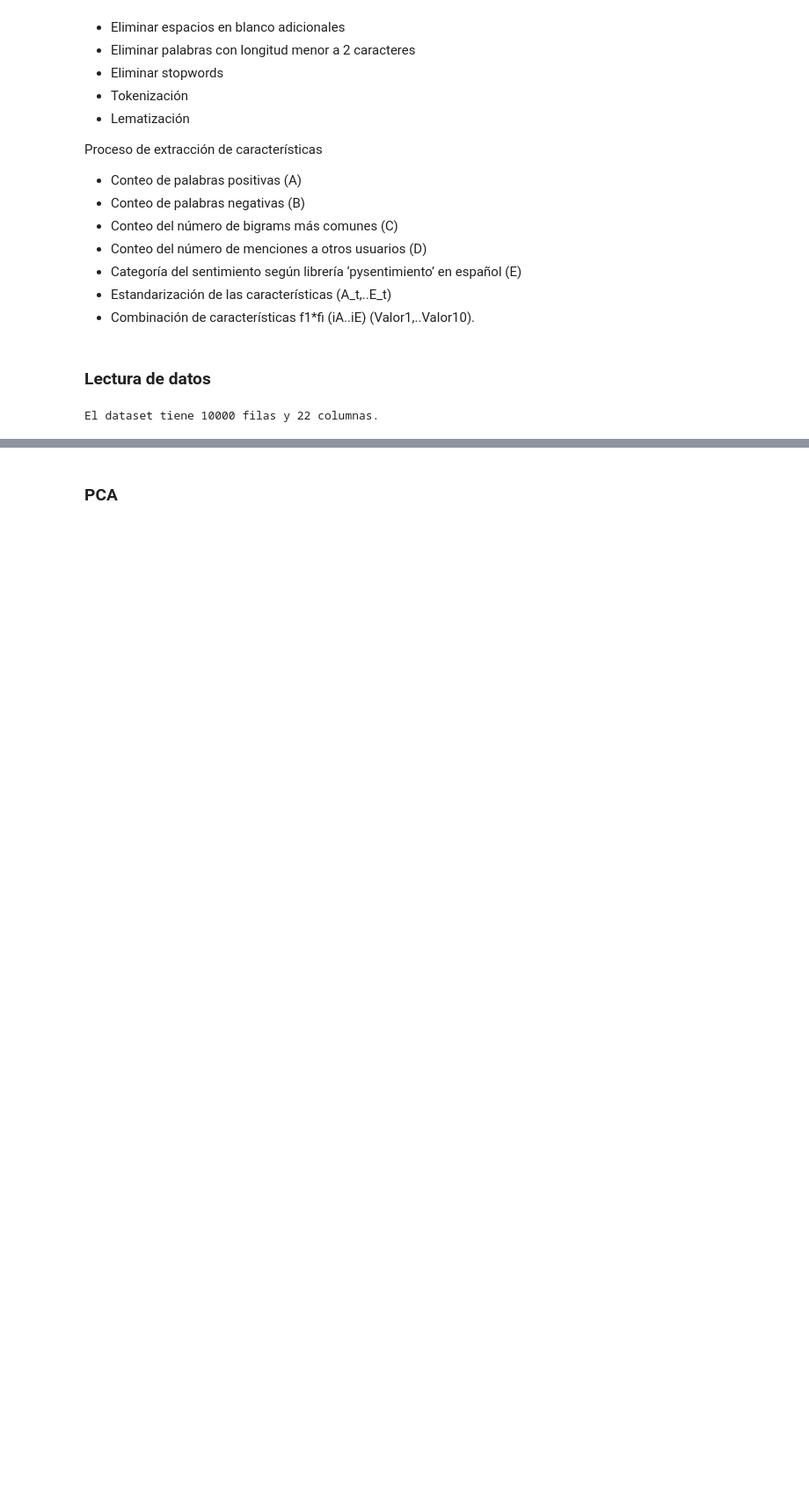
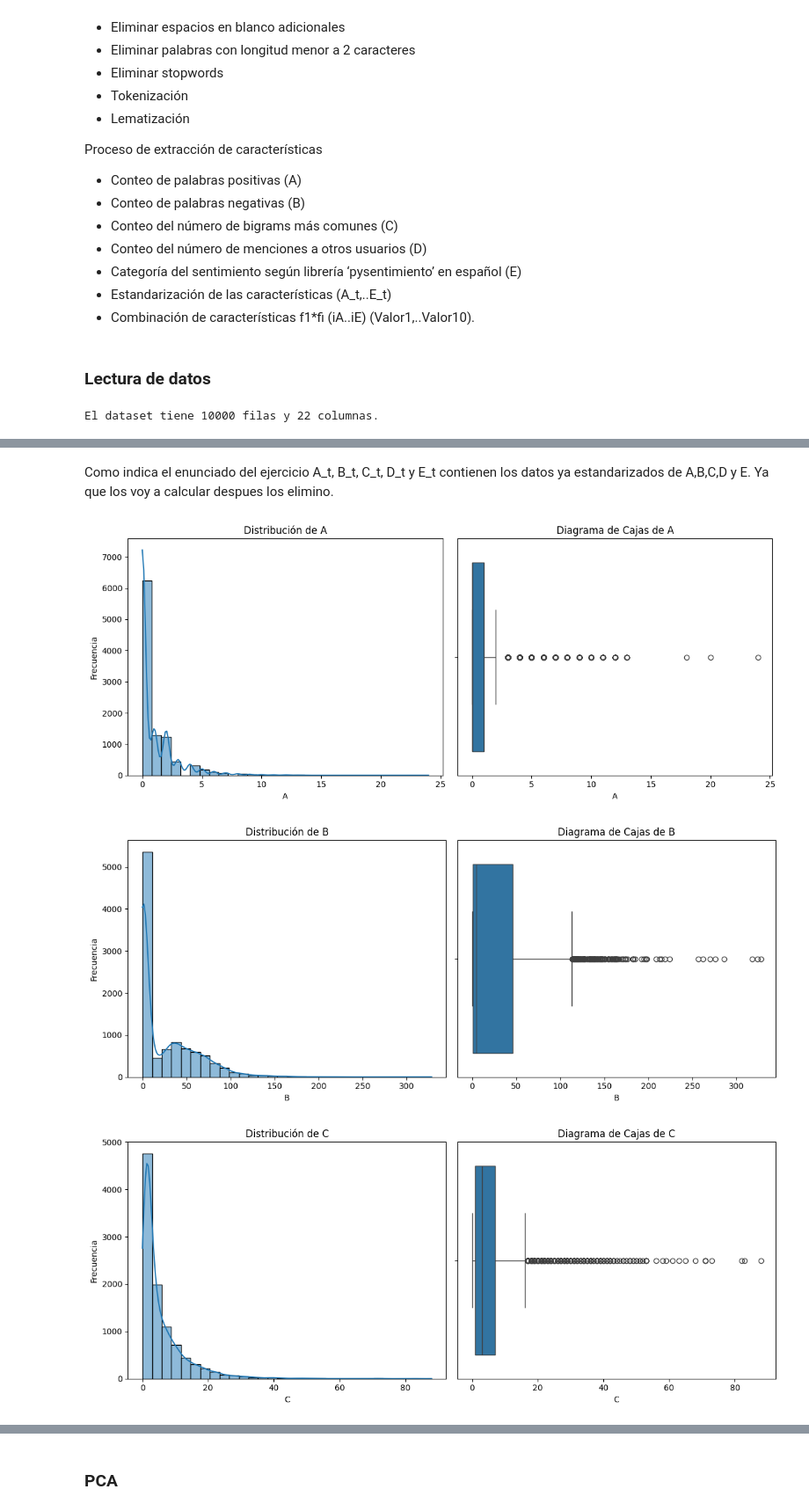
Before and after one commit to cartesiosson/ai-data-science, a Jupyter notebook: ANS/Practica-2/muinar07_act2_Notebook.ipynb, the cells around one changed output, grey strips where cells are left out. Shown at 88% size. Saved outputs shown, nothing was run; the diff lists cells and outputs as text; code cells hidden in the pictures; blank space fills up the shorter version.

```diff
--- a/ANS/Practica-2/muinar07_act2_Notebook.ipynb
+++ b/ANS/Practica-2/muinar07_act2_Notebook.ipynb
@@ -86,4 +155,5 @@ El dataset tiene 10000 filas y 22 columnas.
 # %%
-# Eliminar columnas que empiecen por 'Valor_' y la columna 'comentario'
+df = data.loc[:, ~data.columns.str.startswith('Valor_') & ~data.columns.str.contains('comentario')]
 
-# Mostrar las primeras filas del nuevo dataframe para verificar
+# Mostrar el DataFrame resultante
+df.head()
@@ -89,0 +167,33 @@ El dataset tiene 10000 filas y 22 columnas.
+# %% [markdown]
+Como indica el enunciado del ejercicio A_t, B_t, C_t, D_t y E_t contienen los datos ya estandarizados de A,B,C,D y E. Ya que los voy a calcular despues los elimino.
+# %%
+df=df.drop(columns=['A_t','B_t','C_t','D_t','E_t'])
+# %%
+import matplotlib.pyplot as plt
+import seaborn as sns
+
+
+# Definir las columnas a visualizar
+columnas = [col for col in df.columns if col != 'label']
+
+# Crear los gráficos
+for columna in columnas:
+    fig, axes = plt.subplots(1, 2, figsize=(12, 5))
+
+    # Diagrama de distribución
+    sns.histplot(df[columna], kde=True, bins=30, ax=axes[0])
+    axes[0].set_title(f'Distribución de {columna}')
+    axes[0].set_xlabel(columna)
+    axes[0].set_ylabel('Frecuencia')
+
+    # Diagrama de cajas
+    sns.boxplot(x=df[columna], ax=axes[1])
+    axes[1].set_title(f'Diagrama de Cajas de {columna}')
+    axes[1].set_xlabel(columna)
+
+    plt.tight_layout()
+    plt.show()
+# %% [output]
+[figure, added]
+[figure, added]
+[figure, added]
```
Also changed, not shown: parts of 45 cells of this notebook.
